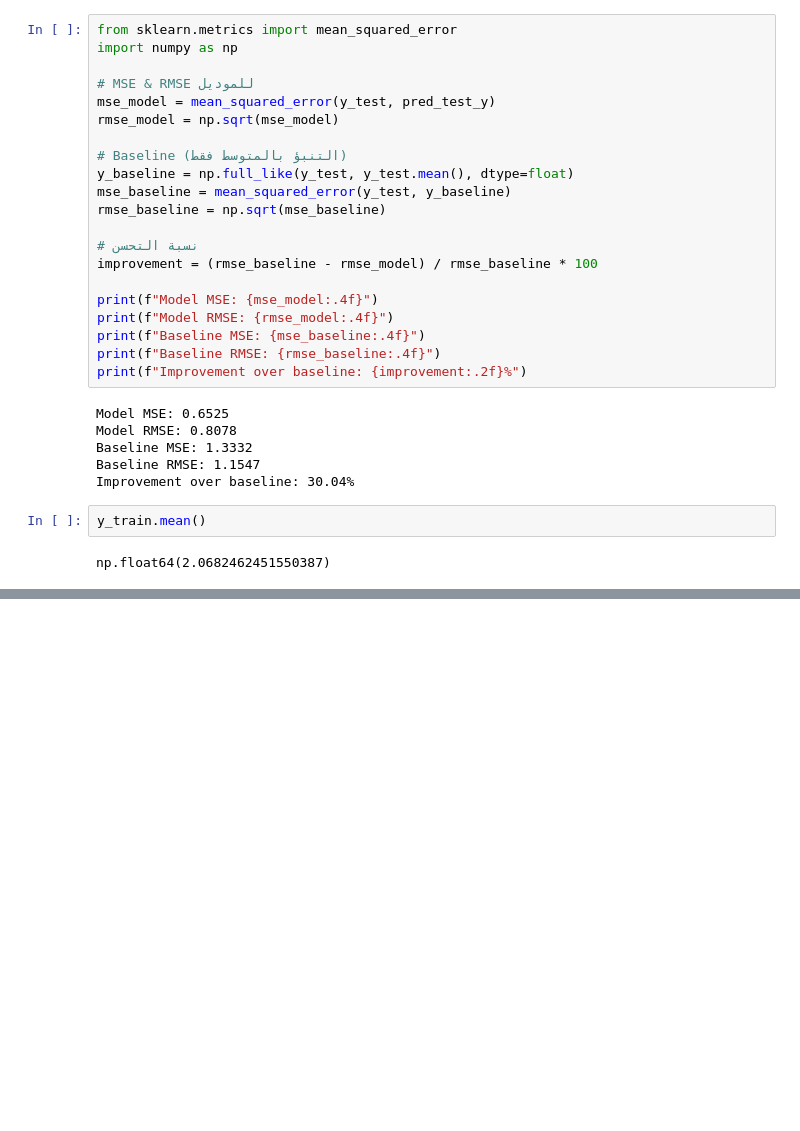
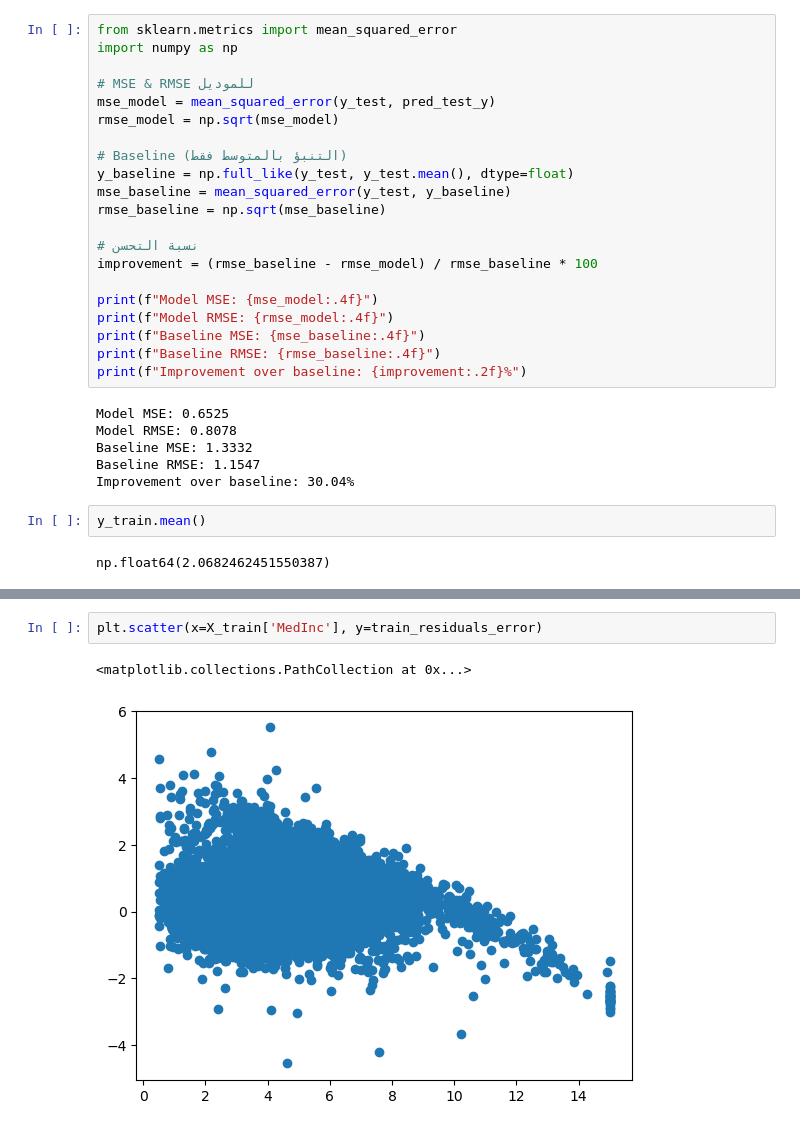
Before and after one commit to bhmit/featureEngineering, a Jupyter notebook: Section-04-Variable-Characteristics/6_1_linearAssemtions.ipynb, the cells around one changed output, grey strips where cells are left out. Saved outputs shown, nothing was run; the diff lists cells and outputs as text; blank space fills up the shorter version.

```diff
--- a/Section-04-Variable-Characteristics/6_1_linearAssemtions.ipynb
+++ b/Section-04-Variable-Characteristics/6_1_linearAssemtions.ipynb
@@ -225,0 +255,5 @@ Name: MedHouseVal, Length: 6192, dtype: float64
+# %%
+plt.scatter(x=X_train['MedInc'], y=train_residuals_error)
+# %% [output]
+<matplotlib.collections.PathCollection at 0x...>
+[figure, added]
```
Also changed, not shown: parts of 16 cells of this notebook, 1 other file.
